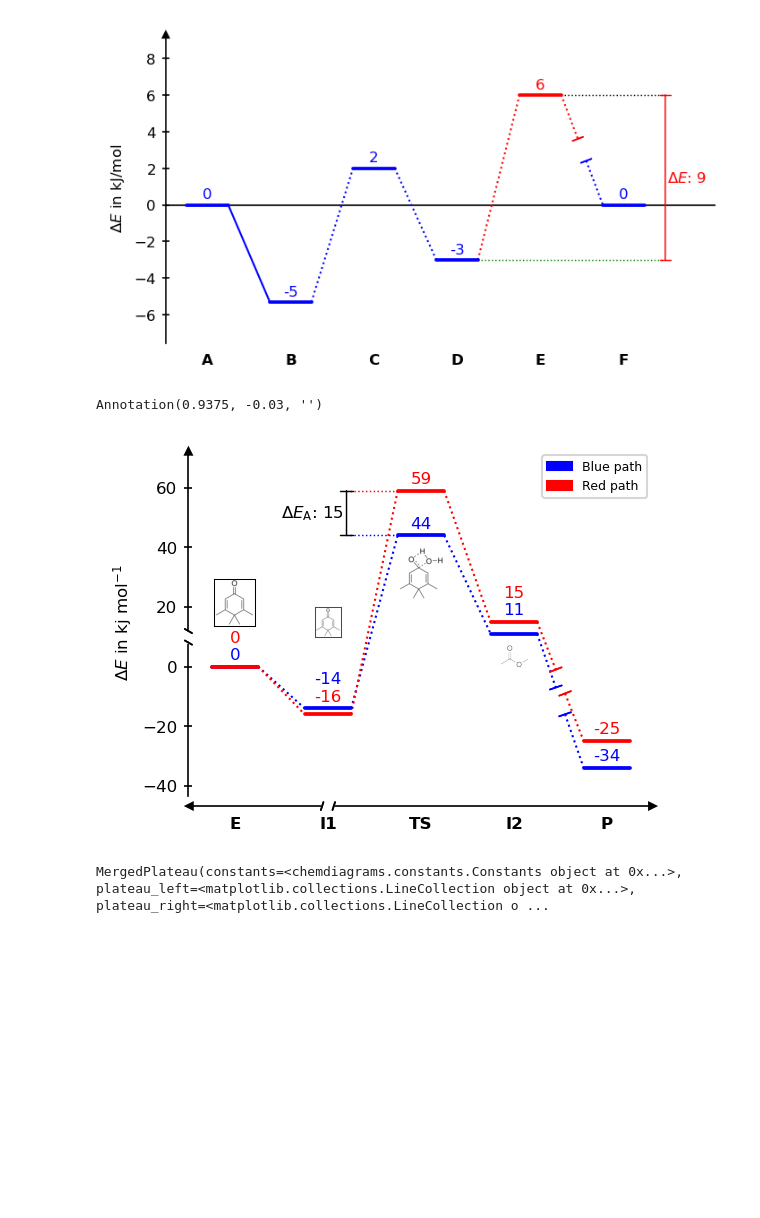
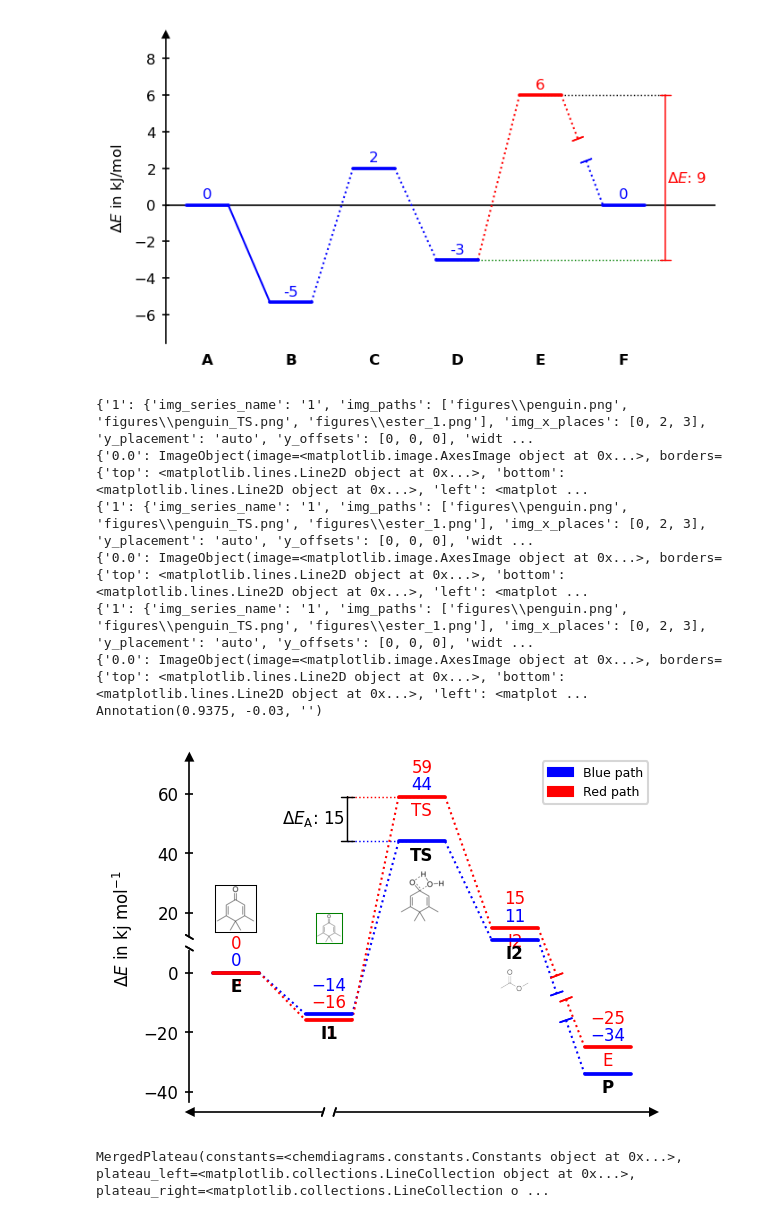
Before and after one commit to Tonner-Zech-Group/chem-diagrams, a Jupyter notebook: examples/test_use.ipynb, the cells around one changed output. Cells and saved outputs as stored; diff of their text form; code cells hidden in the pictures; blank space fills up the shorter version.

Commit message:
Add minus char to constants, Fix image series bug II

```diff
--- a/examples/test_use.ipynb
+++ b/examples/test_use.ipynb
@@ -188,7 +188,30 @@ dia.draw_path(
 
 )
 
+penguin = os.path.join("figures", "penguin.png")
+penguin_TS = os.path.join("figures", "penguin_TS.png")
+penguin_II = os.path.join("figures", "penguin_2.png")
+ester = os.path.join("figures", "ester_1.png")
 
+dia.add_image_series_in_plot(
+    [penguin, penguin_TS, ester],
+    img_x_places=[0,2,3],
+    y_offsets=[0,0,0],
+    img_series_name="1",
+    framed=[True, False, False],
+    frame_colors=["black", "", ""],
+    y_placement="auto",
+    proportional_scaling=True,
+    width=0.5,
+
+)
+
+dia.add_path_labels(
+    "Red path",
+    ["P", "I1", "TS", "I2", "E"],
+)
+
+dia.set_xlabels(["E", "I1", "TS", "I2", "P"], in_plot=True)
 
 dia.draw_difference_bar(
     1.2, (y_data_1[2], y_data_2[2]),
@@ -203,49 +226,41 @@ dia.bars[0].whisker_1.set_color("blue")
 
 
 dia.legend(fontsize=6)
 dia.ax.set_ylabel(r"$\Delta E$ in kj mol$^{-1}$", fontsize=8)
 
 
-penguin = os.path.join("figures", "penguin.png")
-penguin_TS = os.path.join("figures", "penguin_TS.png")
-penguin_II = os.path.join("figures", "penguin_2.png")
-ester = os.path.join("figures", "ester_1.png")
+
 
 
 dia.add_numbers_auto(fontsize=8)
 
 dia.add_image_in_plot(
     penguin,
     (1, 10),
     vertical_alignment="bottom",
     height=10,
     framed=True,
     frame_color="green"
 )
 
-dia.add_image_series_in_plot(
-    [penguin, penguin_TS, ester],
-    img_x_places=[0,2,3],
-    y_offsets=[0,0,0],
-    img_series_name="1",
-    framed=[True, False, False],
-    frame_colors=["black", "", ""],
-    y_placement="auto",
-    proportional_scaling=True,
-    width=0.5,
 
-)
 
 print(ann := dia.ax_objects.xaxis_breaks["1.0"].stopper_1)
 
 
 
 
 
 dia.show()
 # %% [output]
+{'1': {'img_series_name': '1', 'img_paths': ['figures\\penguin.png', 'figures\\penguin_TS.png', 'figures\\ester_1.png'], 'img_x_places': [0, 2, 3], 'y_placement': 'auto', 'y_offsets': [0, 0, 0], 'widt ...
+{'0.0': ImageObject(image=<matplotlib.image.AxesImage object at 0x...>, borders={'top': <matplotlib.lines.Line2D object at 0x...>, 'bottom': <matplotlib.lines.Line2D object at 0x...>, 'left': <matplot ...
+{'1': {'img_series_name': '1', 'img_paths': ['figures\\penguin.png', 'figures\\penguin_TS.png', 'figures\\ester_1.png'], 'img_x_places': [0, 2, 3], 'y_placement': 'auto', 'y_offsets': [0, 0, 0], 'widt ...
+{'0.0': ImageObject(image=<matplotlib.image.AxesImage object at 0x...>, borders={'top': <matplotlib.lines.Line2D object at 0x...>, 'bottom': <matplotlib.lines.Line2D object at 0x...>, 'left': <matplot ...
+{'1': {'img_series_name': '1', 'img_paths': ['figures\\penguin.png', 'figures\\penguin_TS.png', 'figures\\ester_1.png'], 'img_x_places': [0, 2, 3], 'y_placement': 'auto', 'y_offsets': [0, 0, 0], 'widt ...
+{'0.0': ImageObject(image=<matplotlib.image.AxesImage object at 0x...>, borders={'top': <matplotlib.lines.Line2D object at 0x...>, 'bottom': <matplotlib.lines.Line2D object at 0x...>, 'left': <matplot ...
 Annotation(0.9375, -0.03, '')
-[figure, old version]
+[figure, new version]
 # %%
 from chemdiagrams import EnergyDiagram
 
```
Also changed, not shown: 17 other files.
